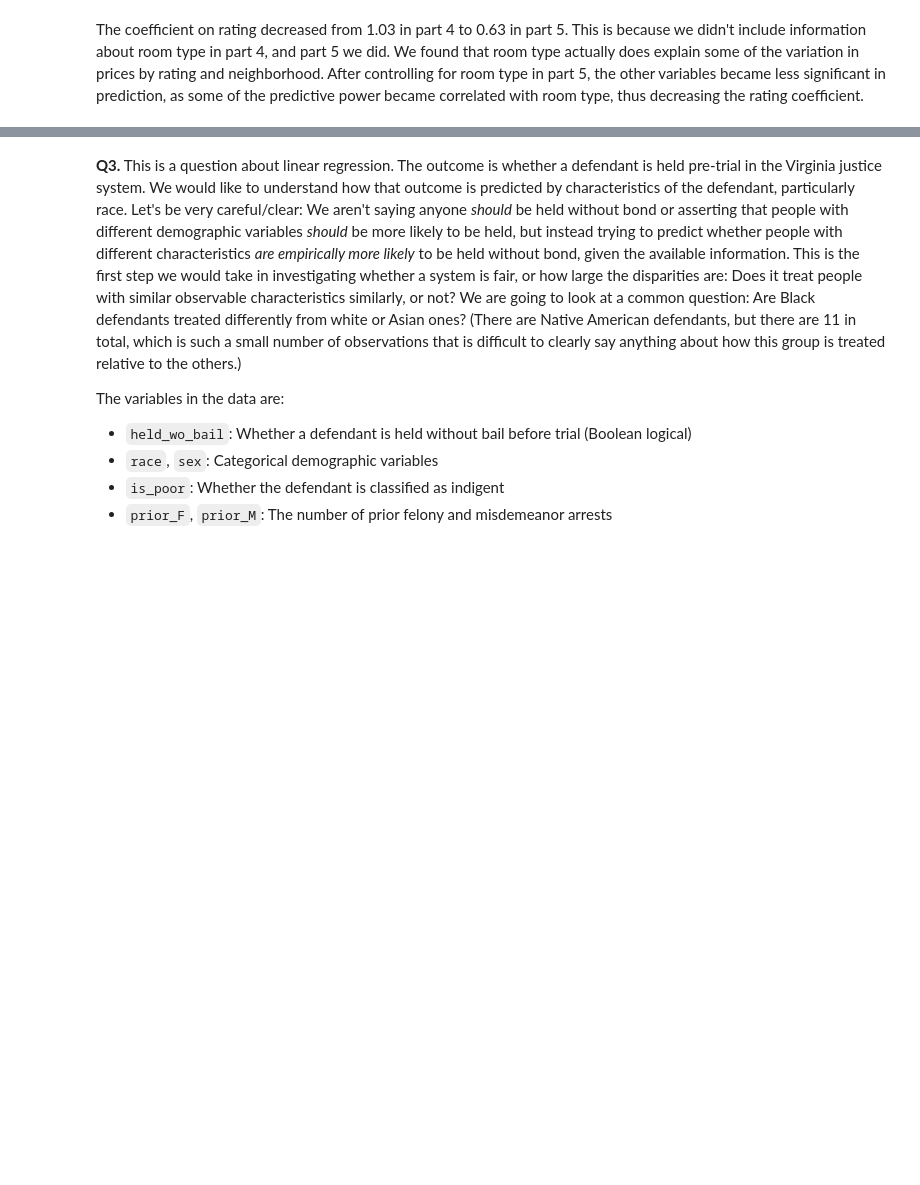
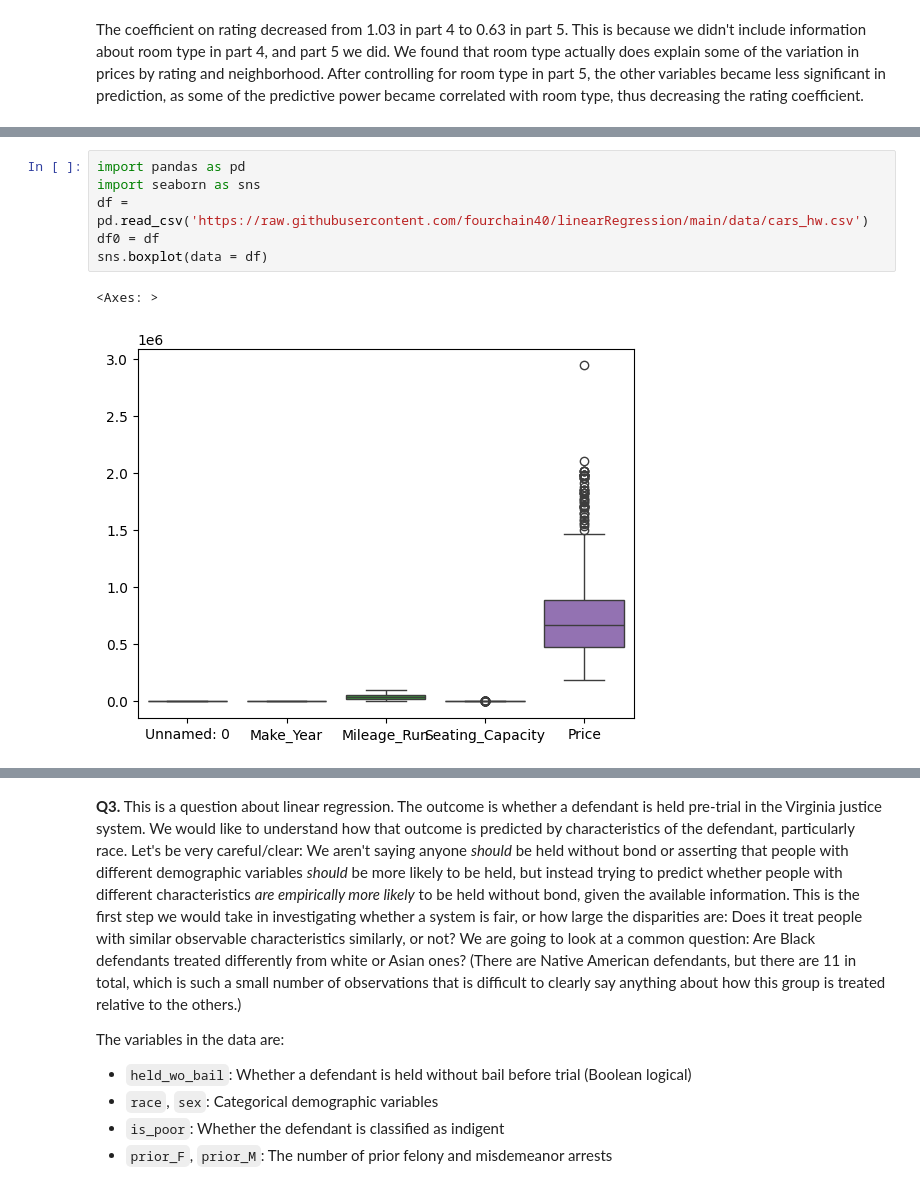
Before and after one commit to fourchain40/linearRegression, a Jupyter notebook: assignment.ipynb, the cells around one changed output, grey strips where cells are left out. Saved outputs shown, nothing was run; the diff lists cells and outputs as text; blank space fills up the shorter version.

```diff
--- a/assignment.ipynb
+++ b/assignment.ipynb
@@ -189,0 +192,9 @@ The coefficient on rating decreased from 1.03 in part 4 to 0.63 in part 5. This
+# %%
+import pandas as pd
+import seaborn as sns
+df = pd.read_csv('https://raw.githubusercontent.com/fourchain40/linearRegression/main/data/cars_hw.csv')
+df0 = df
+sns.boxplot(data = df)
+# %% [output]
+<Axes: >
+[figure, added]
```
Also changed, not shown: parts of 8 cells of this notebook.
